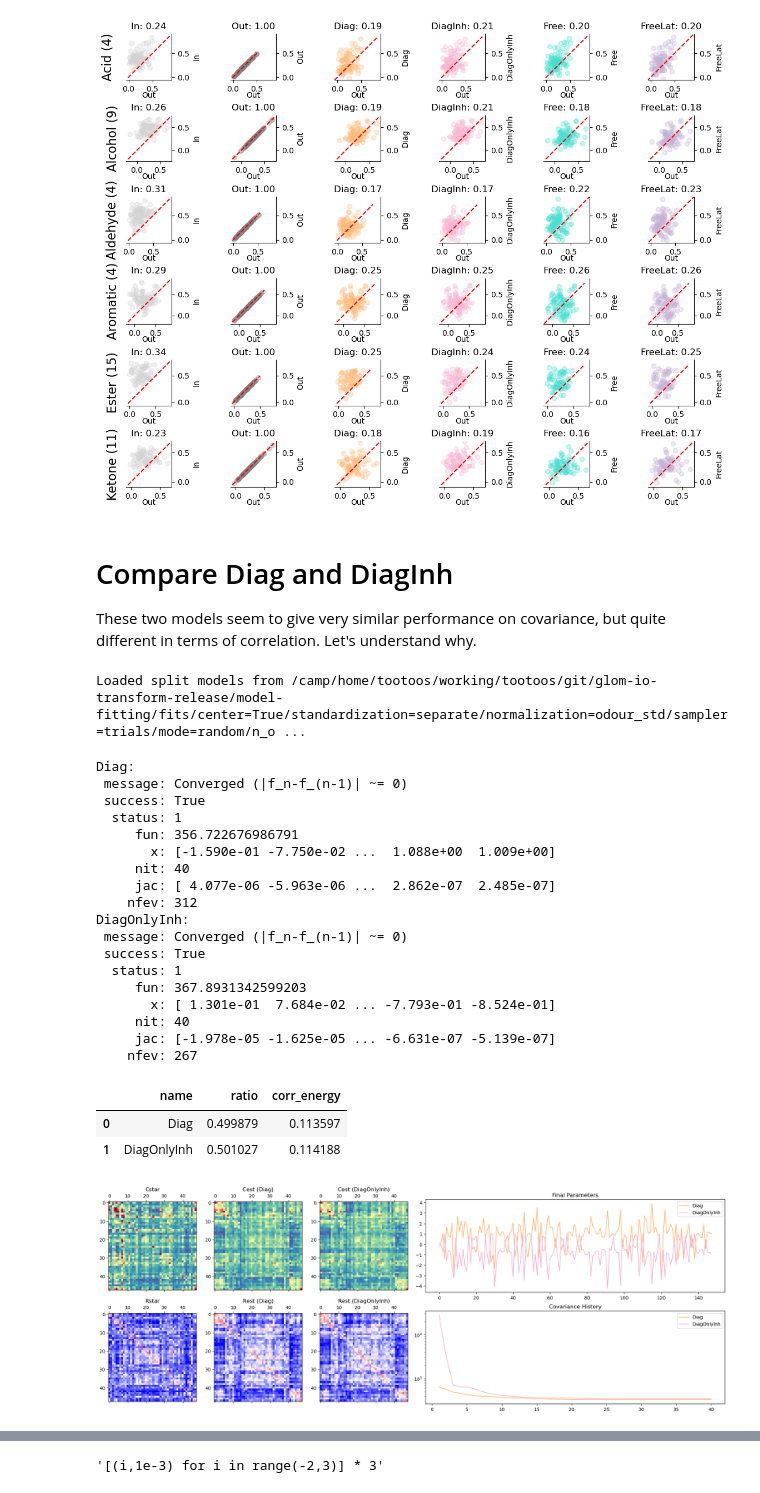
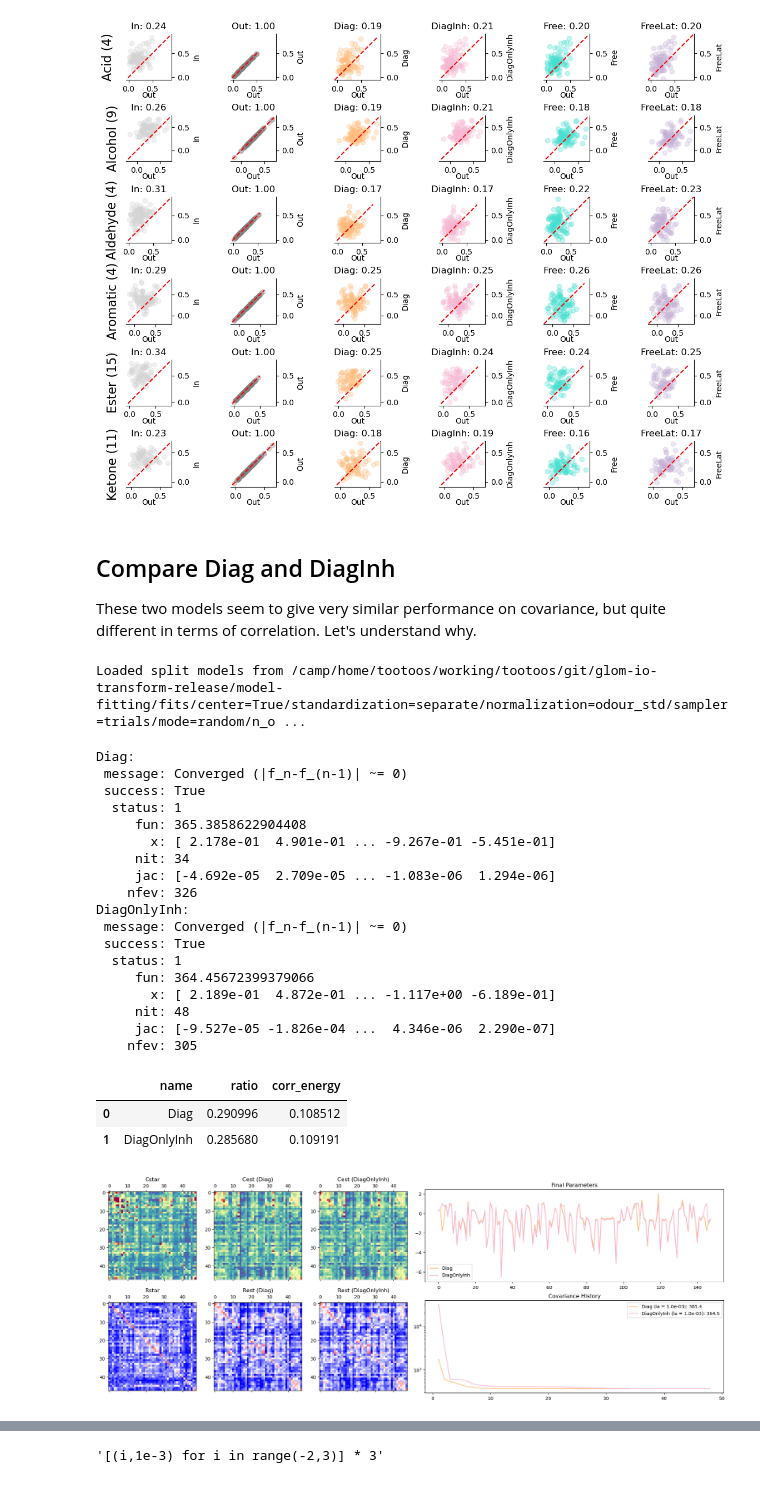
Before and after one commit to stootoon/glom-io-transform-release, a Jupyter notebook: model-fitting/demo_generalization.ipynb, the cells around one changed output, grey strips where cells are left out. Saved outputs shown, nothing was run; the diff lists cells and outputs as text; code cells hidden in the pictures.

```diff
--- a/model-fitting/demo_generalization.ipynb
+++ b/model-fitting/demo_generalization.ipynb
@@ -132,7 +133,7 @@ array(['Diag', 'DiagOnlyInh', 'Free', 'FreeLat'], dtype=object)
 import figures; reload(figures)
 from figures import ViolinPlotData, violin_plots, scatter_plot
 import proc_fit_models as pfm; reload(pfm)
-prefix = "corr_en"
+prefix = "cov"
 assert prefix in ["cov", "corr", "corr_en"], "prefix must be one of 'cov', 'corr', or 'corr_en'"
 nr, nc = 1, 4
 fig, ax = plt.subplots(nrows=nr, ncols=nc, figsize=((4+ 0.5*(prefix=="corr_en")) * nc, 4 * nr))
@@ -301,7 +302,7 @@ tight_layout(w_pad=0, h_pad=0.5)
 Loaded split models from /camp/home/tootoos/working/tootoos/git/glom-io-transform-release/model-fitting/fits/center=True/standardization=separate/normalization=odour_std/sampler=odours/mode=outclass/n ...
 [figure]
 # %% [markdown]
-# Compare Diag and DiagInh
+## Compare Diag and DiagInh
 These two models seem to give very similar performance on covariance, but quite different in terms of correlation. Let's understand why.
 # %%
 import layout; reload(layout)
@@ -334,15 +335,15 @@ def plot_comparison(models):
 
         ax[0].matshow(m.vld.Cest, vmin=vmin, vmax=vmax, cmap="Spectral_r")
         ax[0].set_title(f"Cest ({name})")
-        ratio = np.mean((m.vld.Cest - m.vld.Cstar)**2)**0.5 / np.mean((m.vld.Cin - m.vld.Cstar)**2)**0.5
+        ratio = np.mean((m.vld.Cest - m.vld.Cstar)**2) / np.mean((m.vld.Cin - m.vld.Cstar)**2)
 
         ax[1].matshow(m.vld_corrs["Cest"], vmin=0, vmax=1, cmap="bwr")
         ax[1].set_title(f"Rest ({name})")
 
         ax_params.plot(m.params["p_final"], label=name, color=pfm.model_color(name))
         ax_params.set_title("Final Parameters")
-
-        ax_hist.semilogy(m.params["history"]["it"], m.params["history"]["cov"], label=name, color=pfm.model_color(name))
+        ch = m.params["history"]["cov"]
+        ax_hist.semilogy(m.params["history"]["it"], ch, label=f"{name} (la = {m.la:1.1e}): {ch[-1]:.1f}", color=pfm.model_color(name))
         ax_hist.set_title("Covariance History")
         print(f"{name}: ")
         print(m.params["mdl.results"])
@@ -354,34 +355,34 @@ def plot_comparison(models):
 
     return pd.DataFrame(records)
 # %%
-seed = 1
-selection_metric = "r2"
-m_diag = split.model("Diag").extract(seed=seed, train=0, metric=selection_metric, with_params = True)
-m_diag_inh = split.model("DiagOnlyInh").extract(seed=seed, train=0, metric=selection_metric, with_params=True)
+seed = 9
+selection_metric = "ratio"
+m_diag = split.model("Diag").extract(seed=seed, train=0, la = "min", metric=selection_metric, with_params = True)
+m_diag_inh = split.model("DiagOnlyInh").extract(seed=seed, train=0, la = "min", metric=selection_metric, with_params=True)
 plot_comparison({"Diag": m_diag, "DiagOnlyInh": m_diag_inh})
 # %% [output]
 Diag:
  message: Converged (|f_n-f_(n-1)| ~= 0)
  success: True
   status: 1
-     fun: 356.722676986791
-       x: [-1.590e-01 -7.750e-02 ...  1.088e+00  1.009e+00]
-     nit: 40
-     jac: [ 4.077e-06 -5.963e-06 ...  2.862e-07  2.485e-07]
-    nfev: 312
+     fun: 365.3858622904408
+       x: [ 2.178e-01  4.901e-01 ... -9.267e-01 -5.451e-01]
+     nit: 34
+     jac: [-4.692e-05  2.709e-05 ... -1.083e-06  1.294e-06]
+    nfev: 326
 DiagOnlyInh:
  message: Converged (|f_n-f_(n-1)| ~= 0)
  success: True
   status: 1
-     fun: 367.8931342599203
-       x: [ 1.301e-01  7.684e-02 ... -7.793e-01 -8.524e-01]
-     nit: 40
-     jac: [-1.978e-05 -1.625e-05 ... -6.631e-07 -5.139e-07]
-    nfev: 267
+     fun: 364.45672399379066
+       x: [ 2.189e-01  4.872e-01 ... -1.117e+00 -6.189e-01]
+     nit: 48
+     jac: [-9.527e-05 -1.826e-04 ...  4.346e-06  2.290e-07]
+    nfev: 305
 |  | name | ratio | corr_energy |
-| 0 | Diag | 0.499879 | 0.113597 |
-| 1 | DiagOnlyInh | 0.501027 | 0.114188 |
+| 0 | Diag | 0.290996 | 0.108512 |
+| 1 | DiagOnlyInh | 0.285680 | 0.109191 |
-[figure, old version]
+[figure, new version]
 # %%
 covs, corr_ens = [], []
 covs_inh, corr_ens_inh = [], []
```
Also changed, not shown: parts of 33 cells of this notebook, 1 other file.
